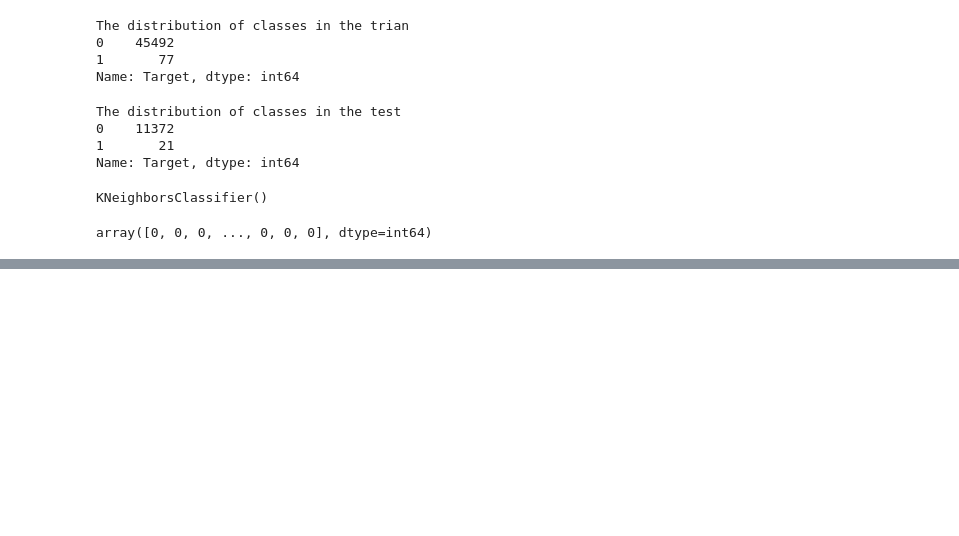
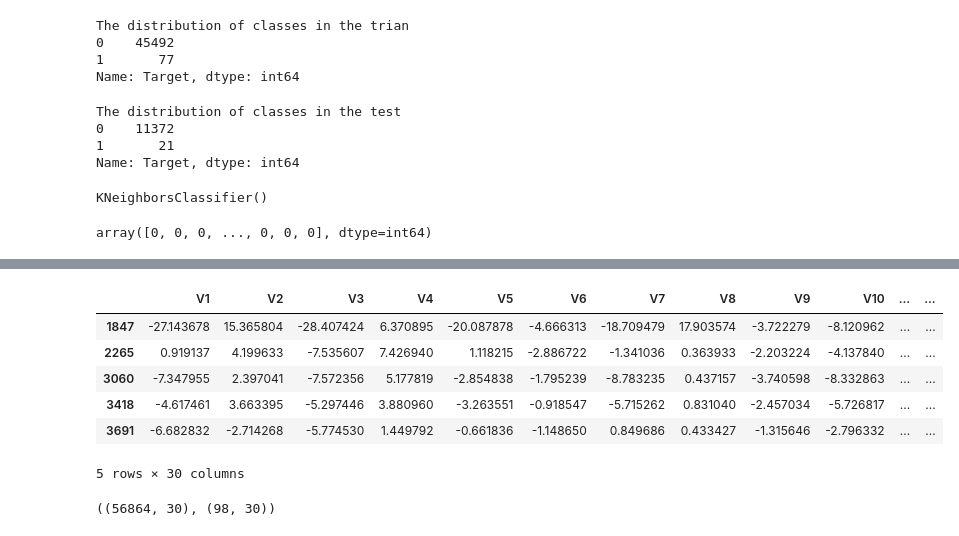
Before and after one commit to Agramoflife/My_machine_learning_notebooks, a Jupyter notebook: Handling Imbalance data set.ipynb, the cells around one changed output, grey strips where cells are left out. Drawn from its saved outputs; the diff is of its cells as text; code cells hidden in the pictures; blank space fills up the shorter version.

```diff
--- a/Handling Imbalance data set.ipynb
+++ b/Handling Imbalance data set.ipynb
@@ -240,0 +354,4 @@ array([0, 0, 0, ..., 0, 0, 0], dtype=int64)
+# %%
+#let's create a seprate dataset for each class
+class_0 = data[data['Target'] == 0]
+class_1 = data[data['Target'] == 1]
@@ -240,0 +368,14 @@ array([0, 0, 0, ..., 0, 0, 0], dtype=int64)
+# %%
+class_1.head(5)
+# %% [output]
+|  | V1 | V2 | V3 | V4 | V5 | V6 | V7 | V8 | V9 | V10 | ... | ... |
+| 1847 | -27.143678 | 15.365804 | -28.407424 | 6.370895 | -20.087878 | -4.666313 | -18.709479 | 17.903574 | -3.722279 | -8.120962 | ... | ... |
+| 2265 | 0.919137 | 4.199633 | -7.535607 | 7.426940 | 1.118215 | -2.886722 | -1.341036 | 0.363933 | -2.203224 | -4.137840 | ... | ... |
+| 3060 | -7.347955 | 2.397041 | -7.572356 | 5.177819 | -2.854838 | -1.795239 | -8.783235 | 0.437157 | -3.740598 | -8.332863 | ... | ... |
+| 3418 | -4.617461 | 3.663395 | -5.297446 | 3.880960 | -3.263551 | -0.918547 | -5.715262 | 0.831040 | -2.457034 | -5.726817 | ... | ... |
+| 3691 | -6.682832 | -2.714268 | -5.774530 | 1.449792 | -0.661836 | -1.148650 | 0.849686 | 0.433427 | -1.315646 | -2.796332 | ... | ... |
+5 rows × 30 columns
+# %%
+class_0.shape,class_1.shape
+# %% [output]
+((56864, 30), (98, 30))
```
Also changed, not shown: parts of 37 cells of this notebook.
